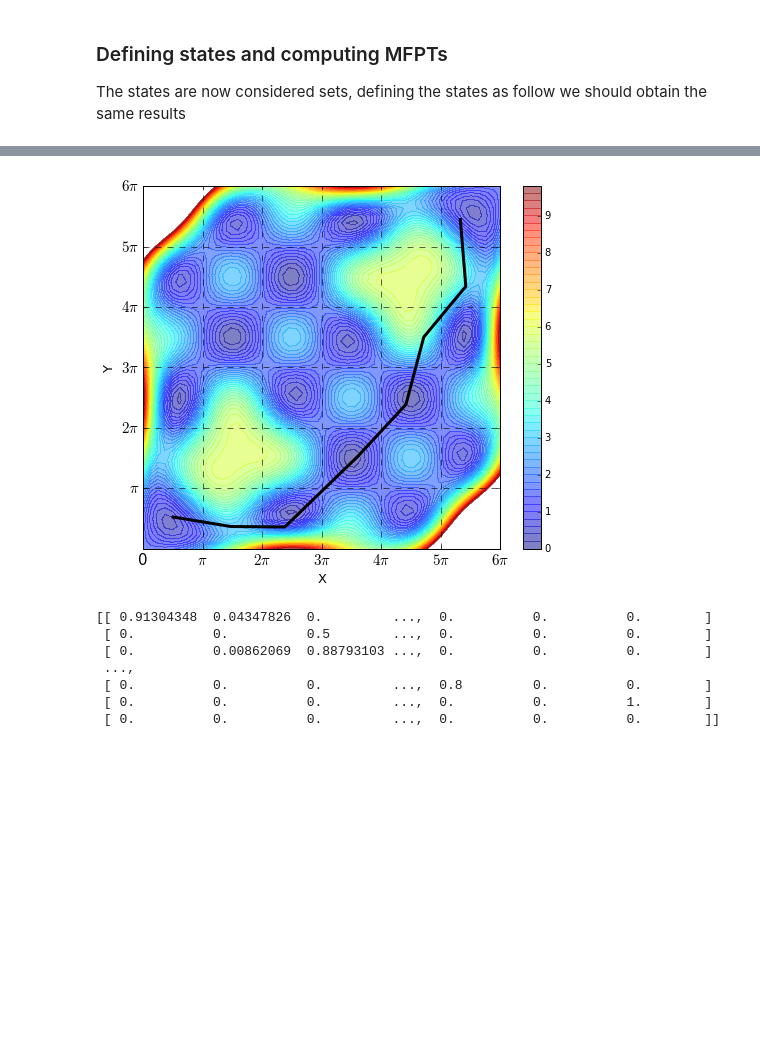
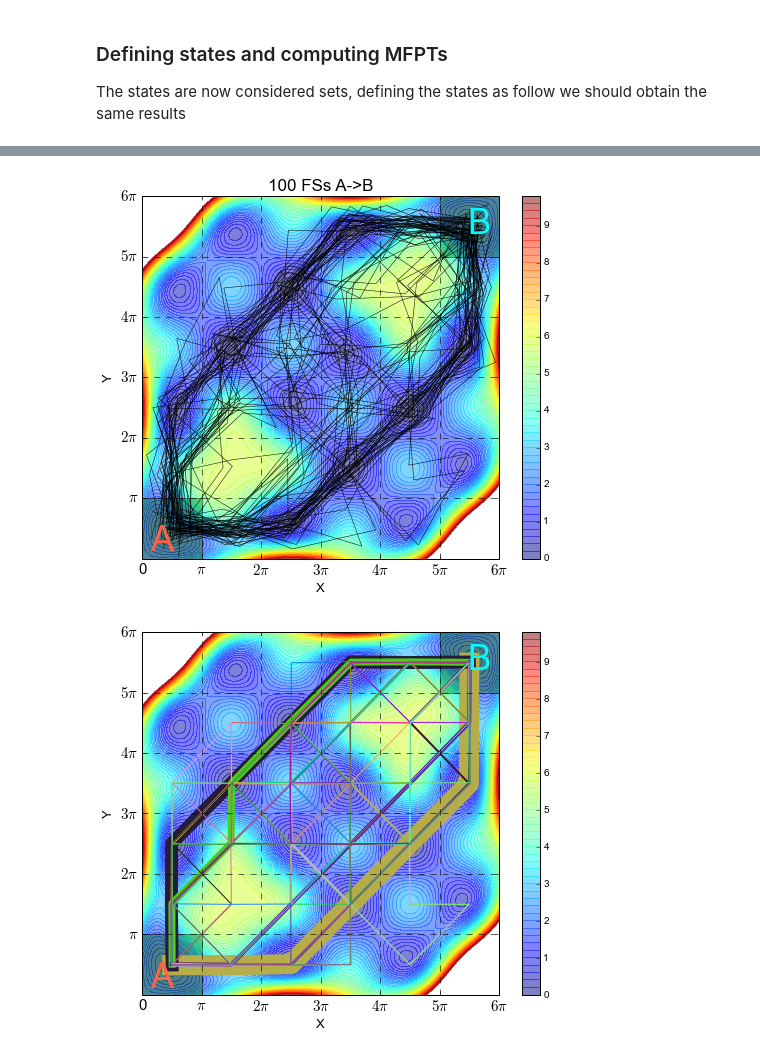
Before and after one commit to ZuckermanLab/NMpathAnalysis, a Jupyter notebook: nm_path_analysis_testing.ipynb, the cells around one changed output, grey strips where cells are left out. Drawn from its saved outputs; the diff is of its cells as text; code cells hidden in the pictures; blank space fills up the shorter version.

```diff
--- a/nm_path_analysis_testing.ipynb
+++ b/nm_path_analysis_testing.ipynb
@@ -300,14 +272,17 @@ plot_traj([[paths[i],[]] for i in range(size)] ,discrete,line_width=lw,std=1)
 # %%
-plot_traj([[FSs[i],[]] for i in range(size)] ,discrete, line_width=3)
+plot_traj([[FSs[i],[]] for i in range(size)] ,discrete, \
+          line_width=0.5, std=0.5, color='k', title = '{} FSs A->B'.format(n_paths))
 # %% [output]
-[figure, old version]
+[figure, new version]
 # %%
 reduced_FSs, weights = dpathEnsemble.weighted_fundamental_sequences(K2)
 new_size = len(weights)
-lw = [weights[i]*20 for i in range(new_size)]
+lw = [weights[i]*100 for i in range(new_size)]
 # %%
-# plot_traj([[reduced_FSs[i],[]] for i in range(new_size)] ,discrete=[True for i in range(new_size)],\
-#           line_width = lw,std = 0.001 )
+plot_traj([[reduced_FSs[i],[]] for i in range(new_size)] ,discrete=[True for i in range(new_size)],\
+          line_width = lw,std = 0.02)
+# %% [output]
+[figure, added]
 # %%
 ### for i,w in enumerate(weights):
 #     print(w,' ',reduced_FSs[i])
@@ -322,13 +297,3 @@ lw = [weights[i]*20 for i in range(new_size)]
 #     count+=1
 #     if count >= max_path: break
 # nx.draw_random(G,with_labels=True)
-# %%
-print(dpathEnsemble._mle_transition_matrix(N*N))
-# %% [output]
-[[ 0.91304348  0.04347826  0.         ...,  0.          0.          0.        ]
- [ 0.          0.          0.5        ...,  0.          0.          0.        ]
- [ 0.          0.00862069  0.88793103 ...,  0.          0.          0.        ]
- ...,
- [ 0.          0.          0.         ...,  0.8         0.          0.        ]
- [ 0.          0.          0.         ...,  0.          0.          1.        ]
- [ 0.          0.          0.         ...,  0.          0.          0.        ]]
```
Also changed, not shown: parts of 58 cells of this notebook, 7 other files.
